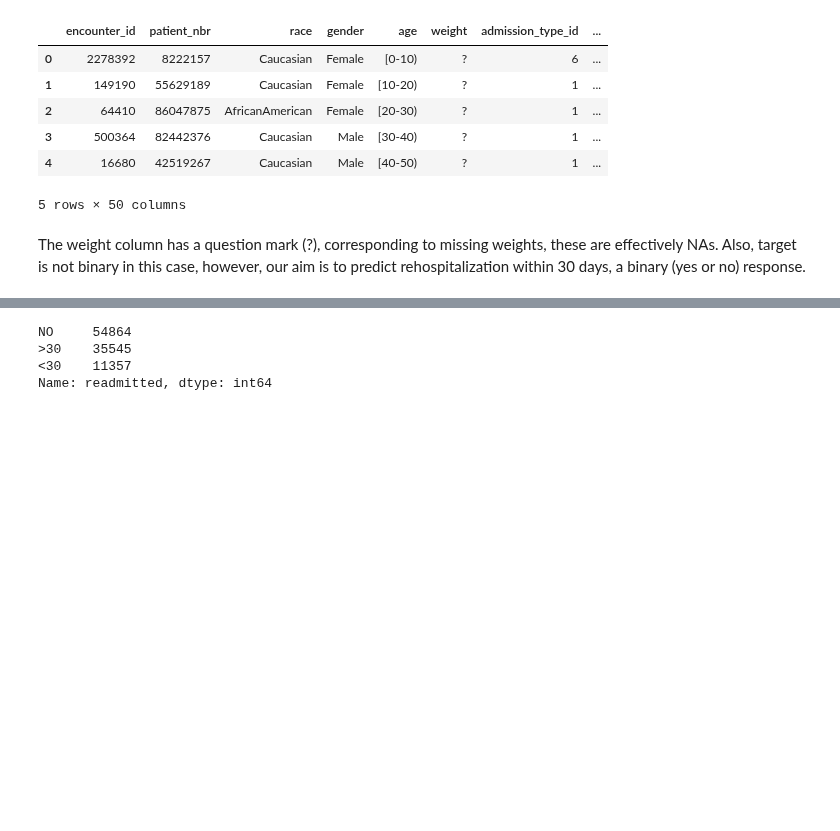
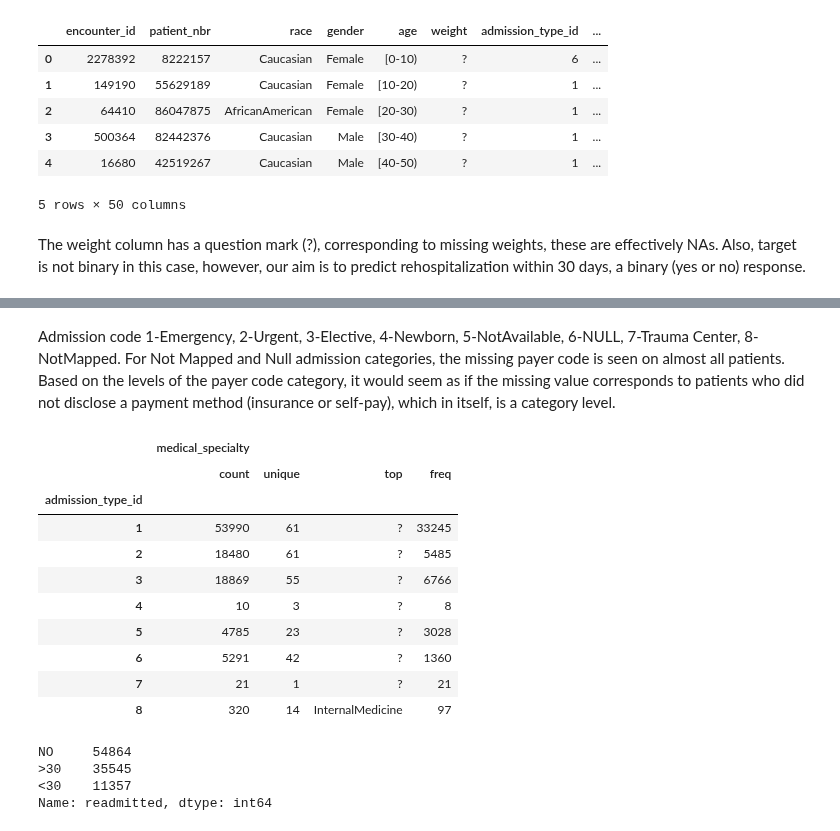
Before and after one commit to boneeyah/QTW, a Jupyter notebook: Case Study 2/Case_Study_2.ipynb, the cells around one changed output, grey strips where cells are left out. Cells and saved outputs as stored; diff of their text form; code cells hidden in the pictures; blank space fills up the shorter version.

```diff
--- a/Case Study 2/Case_Study_2.ipynb
+++ b/Case Study 2/Case_Study_2.ipynb
@@ -58,3 +73,20 @@ Name: weight, dtype: float64
+# %% [markdown]
+Admission code 1-Emergency, 2-Urgent, 3-Elective, 4-Newborn, 5-NotAvailable, 6-NULL, 7-Trauma Center, 8-NotMapped.
+For Not Mapped and Null admission categories, the missing payer code is seen on almost all patients. Based on the levels of the payer code category, it would seem as if the missing value corresponds to patients who did not disclose a payment method (insurance or self-pay), which in itself, is a category level.
+# %%
+df[['medical_specialty','admission_type_id']].groupby('admission_type_id').describe()
+# %% [output]
+|  | medical_specialty |  |  |  |
+|  | count | unique | top | freq |
+| admission_type_id |  |  |  |  |
+| 1 | 53990 | 61 | ? | 33245 |
+| 2 | 18480 | 61 | ? | 5485 |
+| 3 | 18869 | 55 | ? | 6766 |
+| 4 | 10 | 3 | ? | 8 |
+| 5 | 4785 | 23 | ? | 3028 |
+| 6 | 5291 | 42 | ? | 1360 |
+| 7 | 21 | 1 | ? | 21 |
+| 8 | 320 | 14 | InternalMedicine | 97 |
 # %%
 df.readmitted.value_counts()
 # >30 does not count as within 30 days for our target, will replace
```
Also changed, not shown: parts of 7 cells of this notebook.
